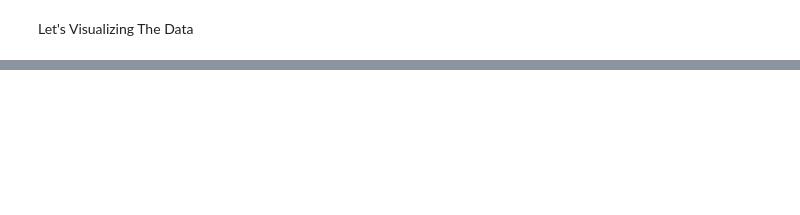
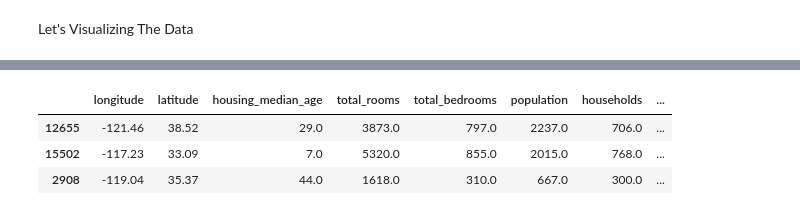
Before and after one commit to SyedHaameem/Housing-Project-I, a Jupyter notebook: housing.ipynb, the cells around one changed output, grey strips where cells are left out. Saved outputs shown, nothing was run; the diff lists cells and outputs as text; code cells hidden in the pictures; blank space fills up the shorter version.

```diff
--- a/housing.ipynb
+++ b/housing.ipynb
@@ -236,0 +345,8 @@ plt.legend()
+# %%
+train_house = strat_train_set.drop("median_house_value",axis=1)
+train_house.head(3)
+# %% [output]
+|  | longitude | latitude | housing_median_age | total_rooms | total_bedrooms | population | households | ... |
+| 12655 | -121.46 | 38.52 | 29.0 | 3873.0 | 797.0 | 2237.0 | 706.0 | ... |
+| 15502 | -117.23 | 33.09 | 7.0 | 5320.0 | 855.0 | 2015.0 | 768.0 | ... |
+| 2908 | -119.04 | 35.37 | 44.0 | 1618.0 | 310.0 | 667.0 | 300.0 | ... |
```
Also changed, not shown: parts of 25 cells of this notebook, 1 other file.
